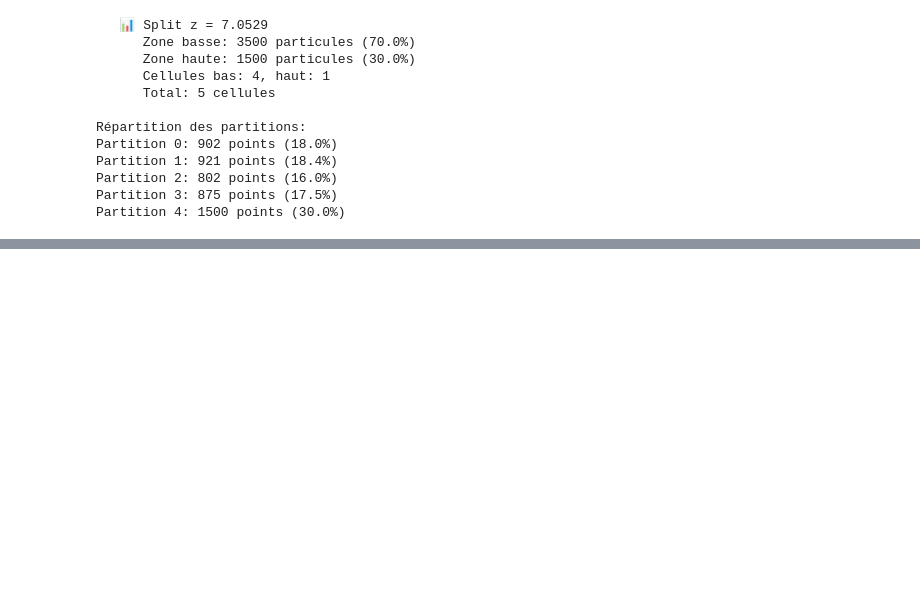
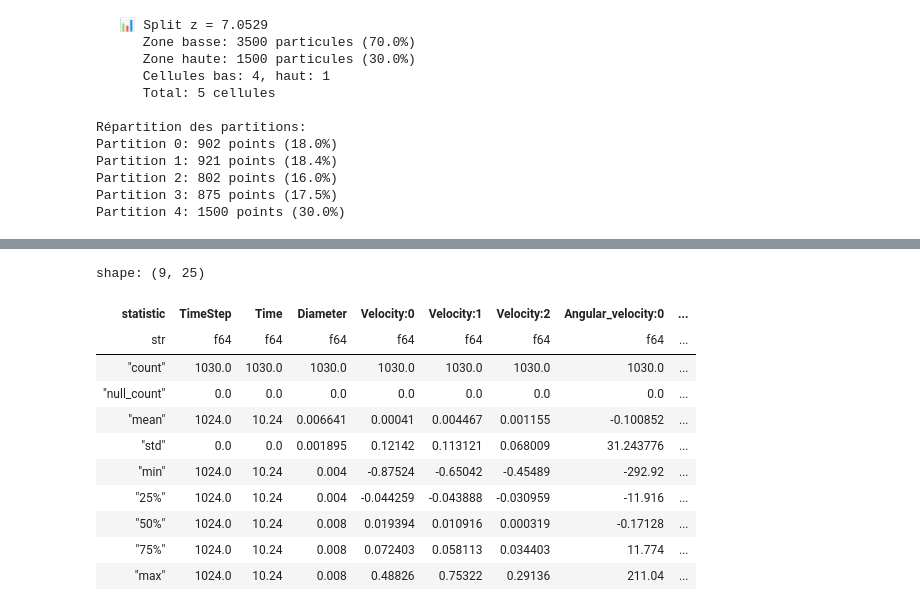
Before and after one commit to tiffank1802/DEM-MCM-Coupling, a Jupyter notebook: DEM_MCM/docs/visualisation_partitions.ipynb, the cells around one changed output, grey strips where cells are left out. Drawn from its saved outputs; the diff is of its cells as text; code cells hidden in the pictures; blank space fills up the shorter version.

```diff
--- a/DEM_MCM/docs/visualisation_partitions.ipynb
+++ b/DEM_MCM/docs/visualisation_partitions.ipynb
@@ -70,0 +150,21 @@ B.visualize(x,y,z)
+# %%
+fs=HfFileSystem()
+files = sorted(fs.glob(f"{r_s.HF_FOLDER}/*.csv"))
+# %%
+with fs.open(files[30], "rb") as fh:
+            df = pl.read_csv(fh)
+# %%
+df.describe()
+# %% [output]
+shape: (9, 25)
+| statistic | TimeStep | Time | Diameter | Velocity:0 | Velocity:1 | Velocity:2 | Angular_velocity:0 | ... |
+| str | f64 | f64 | f64 | f64 | f64 | f64 | f64 | ... |
+| "count" | 1030.0 | 1030.0 | 1030.0 | 1030.0 | 1030.0 | 1030.0 | 1030.0 | ... |
+| "null_count" | 0.0 | 0.0 | 0.0 | 0.0 | 0.0 | 0.0 | 0.0 | ... |
+| "mean" | 1024.0 | 10.24 | 0.006641 | 0.00041 | 0.004467 | 0.001155 | -0.100852 | ... |
+| "std" | 0.0 | 0.0 | 0.001895 | 0.12142 | 0.113121 | 0.068009 | 31.243776 | ... |
+| "min" | 1024.0 | 10.24 | 0.004 | -0.87524 | -0.65042 | -0.45489 | -292.92 | ... |
+| "25%" | 1024.0 | 10.24 | 0.004 | -0.044259 | -0.043888 | -0.030959 | -11.916 | ... |
+| "50%" | 1024.0 | 10.24 | 0.008 | 0.019394 | 0.010916 | 0.000319 | -0.17128 | ... |
+| "75%" | 1024.0 | 10.24 | 0.008 | 0.072403 | 0.058113 | 0.034403 | 11.774 | ... |
+| "max" | 1024.0 | 10.24 | 0.008 | 0.48826 | 0.75322 | 0.29136 | 211.04 | ... |
```
Also changed, not shown: parts of 3 cells of this notebook, 11 other files.
